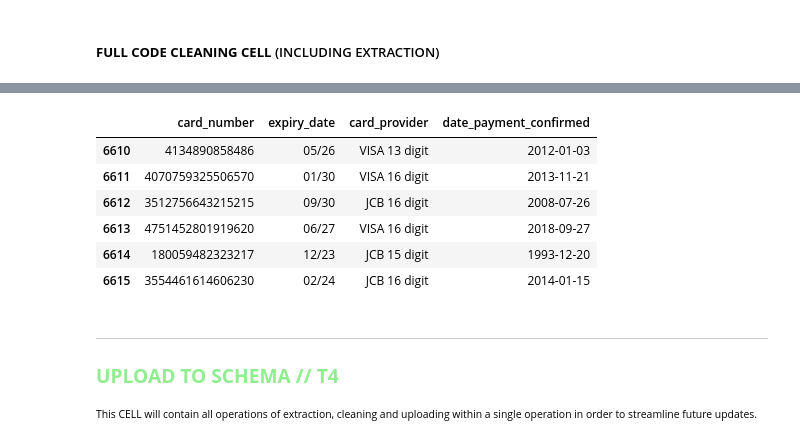
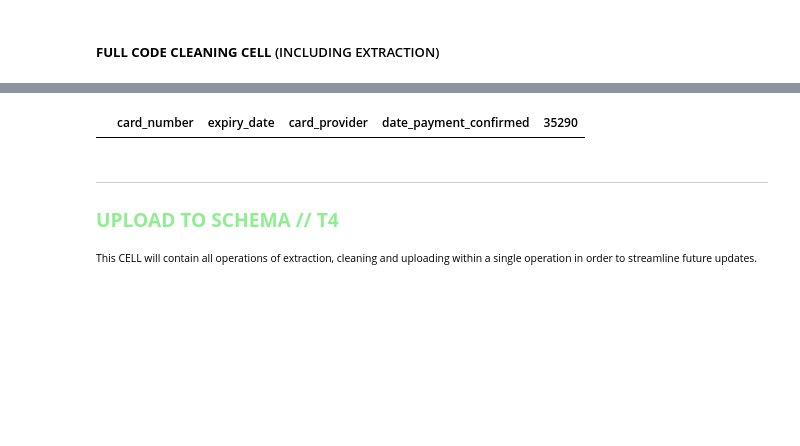
Before and after one commit to javeer89/data_centralisation, a Jupyter notebook: MRDC_Project - milestone2.ipynb, the cells around one changed output, grey strips where cells are left out. Cells and saved outputs as stored; diff of their text form; code cells hidden in the pictures; blank space fills up the shorter version.

```diff
--- a/MRDC_Project - milestone2.ipynb
+++ b/MRDC_Project - milestone2.ipynb
@@ -450,17 +455,17 @@ database        = de.retreive_pdf_data(link)
 #CLEANING PROCESS
 
 #CARD PROVIDER LIST
-card_provider_list              = [ "VISA 16 digit" , "JCB 16 digit" , "VISA 13 digit" , "JCB 15 digit" , "VISA 19 digit" , "Diners Club / Carte Blanche" , "American Express" , "Maestro" , "Discover" , "Mastercard" ]
-database["listed"]              = database["card_provider"].isin(card_provider_list)
+#card_provider_list              = [ "VISA 16 digit" , "JCB 16 digit" , "VISA 13 digit" , "JCB 15 digit" , "VISA 19 digit" , "Diners Club / Carte Blanche" , "American Express" , "Maestro" , "Discover" , "Mastercard" ]
+#database["listed"]              = database["card_provider"].isin(card_provider_list)
 
 #REMOVING False LISTINGS, INDEX RESET & DROPPING COLUMNS
-database                        = database.drop(database[database["listed"] == False].index)
-database                        = database.reset_index()
-database                        = database.drop(columns=["index","listed"])
+#database                        = database.drop(database[database["listed"] == False].index)
+#database                        = database.reset_index()
+#database                        = database.drop(columns=["index","listed"])
 
 #CONVERT ALL DATES INTO A STANDARDISED FORMAT
-database["date_payment_confirmed"]          = database["date_payment_confirmed"].apply(parse)
-database["date_payment_confirmed"]          = database["date_payment_confirmed"]
+#database["date_payment_confirmed"]          = database["date_payment_confirmed"].apply(parse)
+#database["date_payment_confirmed"]          = database["date_payment_confirmed"]
 
 #FIXING CARD NUMBERS
 #database["card_number"]                     = database["card_number"].str.replace("????","")
@@ -500,16 +505,14 @@ memory usage: 313.1+ KB
 # %%
 #database.loc[database["card_number"].str.len() == 20]
+database["35290"] = database["card_number"].str.contains("35290")
+database.loc[database["35290"] == True]
 #database["card_number"].str.len().value_counts()
 
-database.loc[6610:6615]
+#database.loc[6610:6615]
+
+#database
 # %% [output]
-|  | card_number | expiry_date | card_provider | date_payment_confirmed |
-| 6610 | 4134890858486 | 05/26 | VISA 13 digit | 2012-01-03 |
-| 6611 | 4070759325506570 | 01/30 | VISA 16 digit | 2013-11-21 |
-| 6612 | 3512756643215215 | 09/30 | JCB 16 digit | 2008-07-26 |
-| 6613 | 4751452801919620 | 06/27 | VISA 16 digit | 2018-09-27 |
-| 6614 | 180059482323217 | 12/23 | JCB 15 digit | 1993-12-20 |
-| 6615 | 3554461614606230 | 02/24 | JCB 16 digit | 2014-01-15 |
+|  | card_number | expiry_date | card_provider | date_payment_confirmed | 35290 |
 # %% [markdown]
 ***
 ### <font color='lightgreen'>**UPLOAD TO SCHEMA // T4**</font>
```
Also changed, not shown: parts of 7 cells of this notebook, 10 other files.
